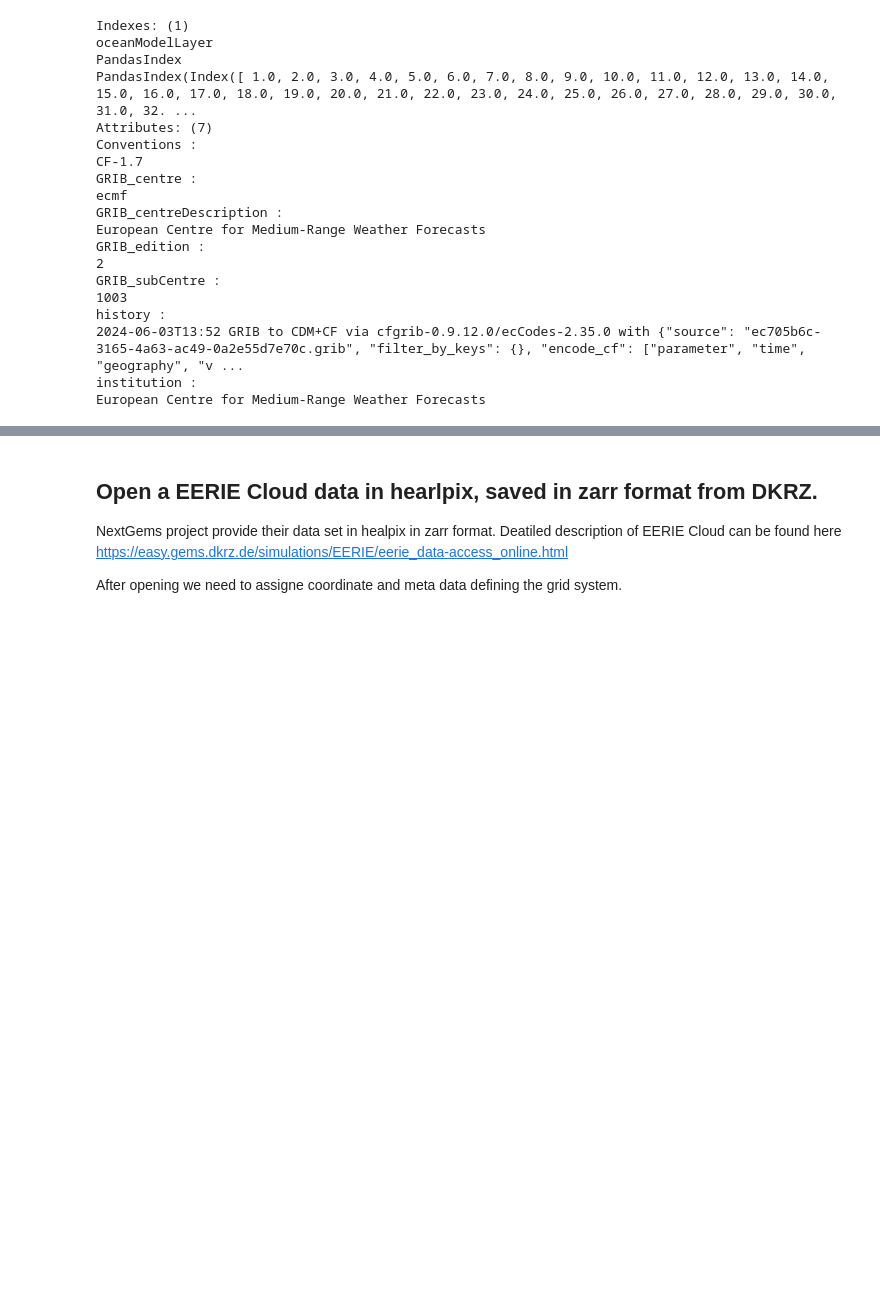
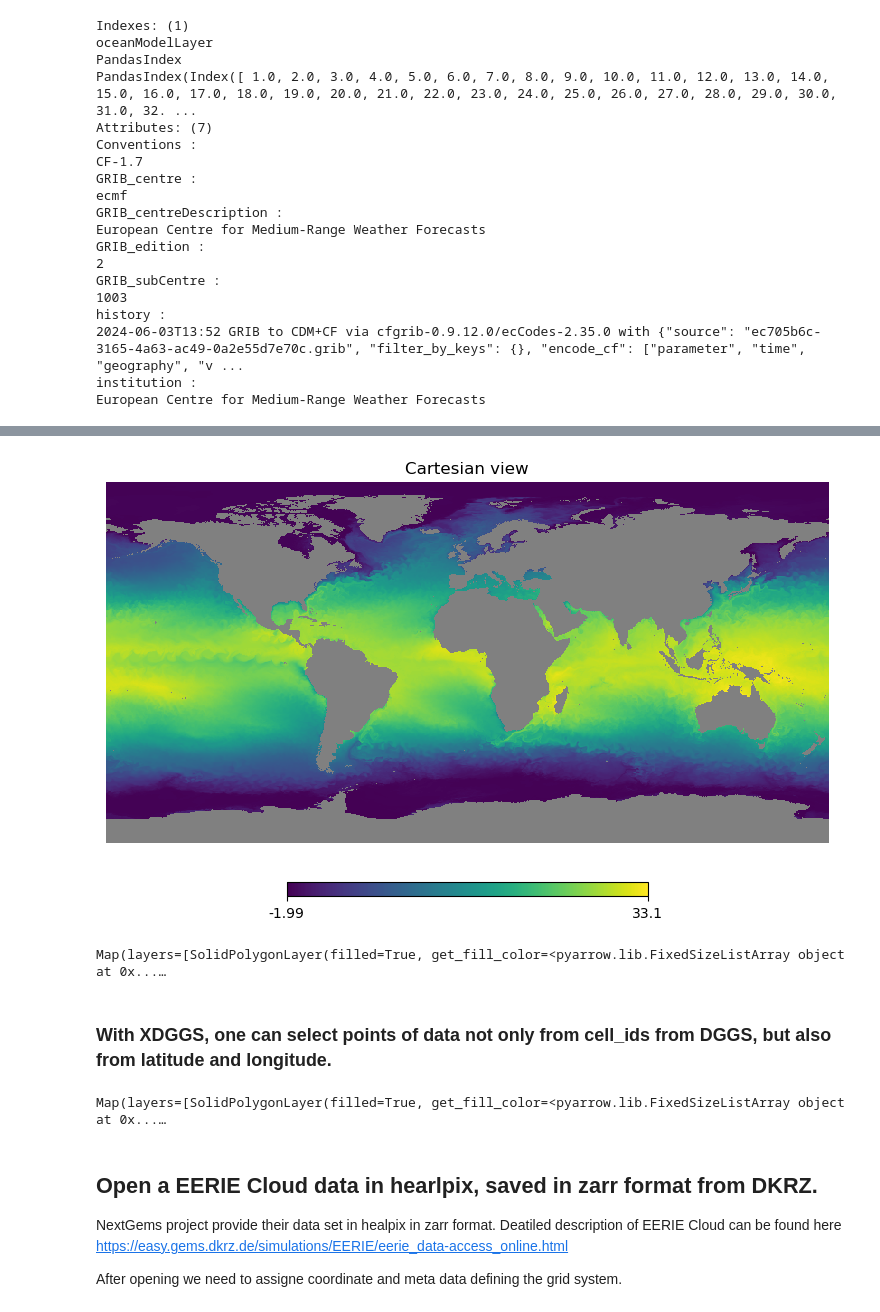
Before and after one commit to xdggs/examples, a Jupyter notebook: visualisation/xdggs-explore-demo.ipynb, the cells around one changed output, grey strips where cells are left out. Saved outputs shown, nothing was run; the diff lists cells and outputs as text; code cells hidden in the pictures; blank space fills up the shorter version.

````diff
--- a/visualisation/xdggs-explore-demo.ipynb
+++ b/visualisation/xdggs-explore-demo.ipynb
@@ -82,7 +153,8 @@ Here we have loaded grib file then transformed to zarr file with following metad
 ```
 # %%
 ds = xr.open_dataset(
-    "https://data-taos.ifremer.fr/DestinE/average_surface_temperature.zarr",
+    #"https://data-taos.ifremer.fr/DestinE/average_surface_temperature.zarr",
+    "DestinE/average_surface_temperature.zarr",
     engine="zarr",
     chunks={},
     consolidated=True,
@@ -220,0 +240,8 @@ Map(layers=[SolidPolygonLayer(filled=True, get_fill_color=<pyarrow.lib.FixedSize
+# %%
+data=(ds["avg_thetao"]
+ .isel(oceanModelLayer=1)
+ .pint.quantify().pint.to({"avg_thetao": "degC"}).pint.dequantify()
+ .pipe(xdggs.decode)
+ .compute()
+)
+data
@@ -221,3 +266,24 @@ Map(layers=[SolidPolygonLayer(filled=True, get_fill_color=<pyarrow.lib.FixedSize
+# %%
+hp.cartview(data.data,nest=True,cmap='viridis',flip='geo')
+# %% [output]
+[figure, added]
+# %%
+data.dggs.explore(center=0, cmap="viridis", alpha=0.5)
+# %% [output]
+Map(layers=[SolidPolygonLayer(filled=True, get_fill_color=<pyarrow.lib.FixedSizeListArray object at 0x...…
+# %% [markdown]
+### With XDGGS, one can select points of data not only from cell_ids from DGGS, but also from latitude and longitude.
+# %%
+lon = np.arange(48, 49.5, 0.01)
+lat = np.arange(354, 355, 0.01)
+full_lat = np.repeat(lat, len(lon))
+full_lon = np.tile(lon, len(lat))
+
+(
+ data.dggs.sel_latlon(longitude=full_lon, latitude=full_lat)
+).dggs.explore(center=0, cmap="viridis", alpha=0.8)
+# %% [output]
+Map(layers=[SolidPolygonLayer(filled=True, get_fill_color=<pyarrow.lib.FixedSizeListArray object at 0x...…
 # %% [markdown]
 ## Open a EERIE Cloud  data in hearlpix, saved in zarr format from DKRZ.
 
````
Also changed, not shown: parts of 20 cells of this notebook.
